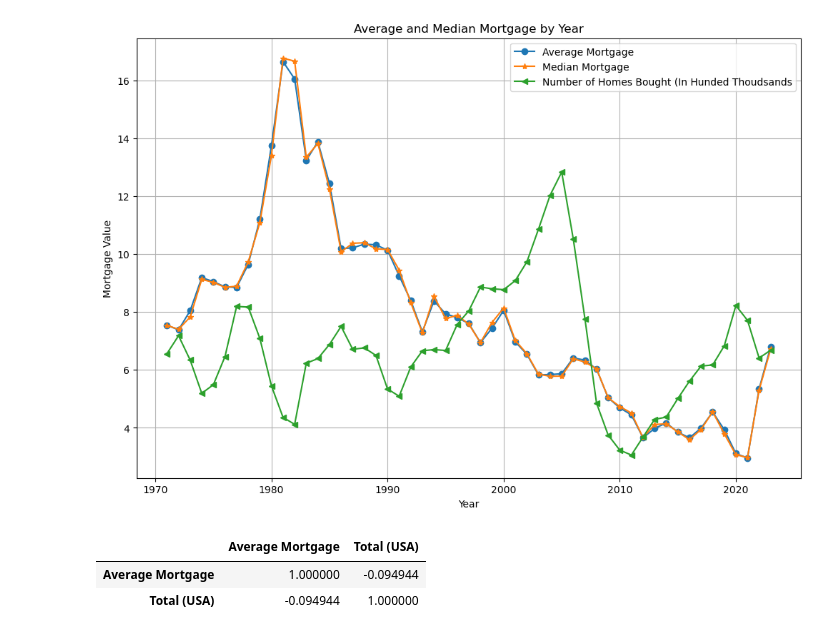
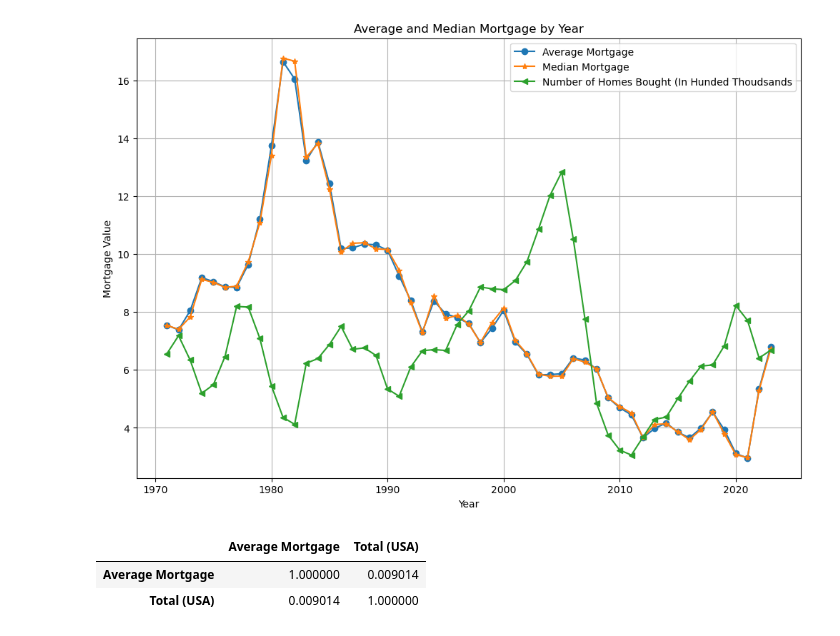
Before and after one commit to isfund/BootCampProject1, a Jupyter notebook: seth_project_work.ipynb, the cells around one changed output. Saved outputs shown, nothing was run; the diff lists cells and outputs as text; code cells hidden in the pictures.

```diff
--- a/seth_project_work.ipynb
+++ b/seth_project_work.ipynb
@@ -135,11 +143,11 @@ homes_mortgage_merge = pd.merge(average_mortgage_by_year, homes_df, on="Year")
 
 corr_mort_homes = homes_mortgage_merge[["Average Mortgage", "Total (USA)"]].corr()
 # %%
-corr_mort_homes
+corr_mort_homes **2
 # %% [output]
 |  | Average Mortgage | Total (USA) |
-| Average Mortgage | 1.000000 | -0.094944 |
-| Total (USA) | -0.094944 | 1.000000 |
+| Average Mortgage | 1.000000 | 0.009014 |
+| Total (USA) | 0.009014 | 1.000000 |
 # %%
 x = homes_mortgage_merge["Average Mortgage"]
 y = homes_mortgage_merge["Total (USA)"]
```
Also changed, not shown: parts of 6 cells of this notebook, 1 other file.
